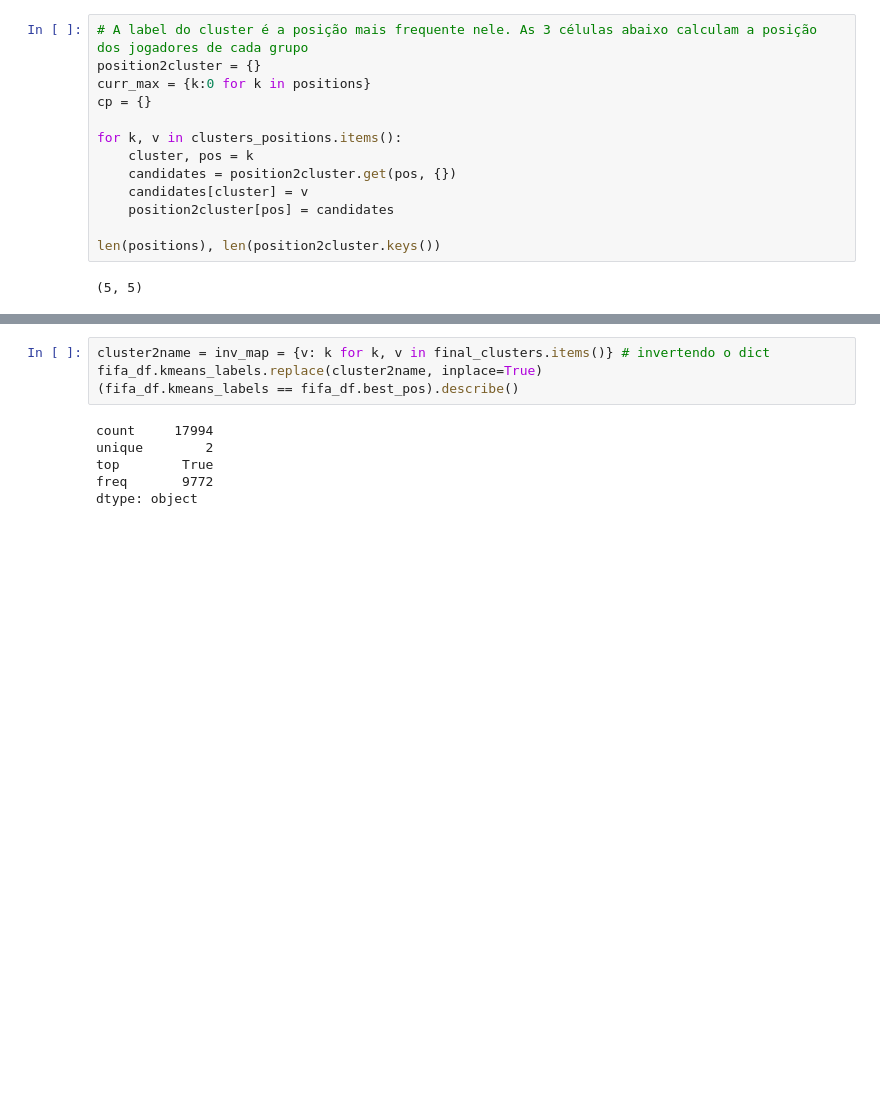
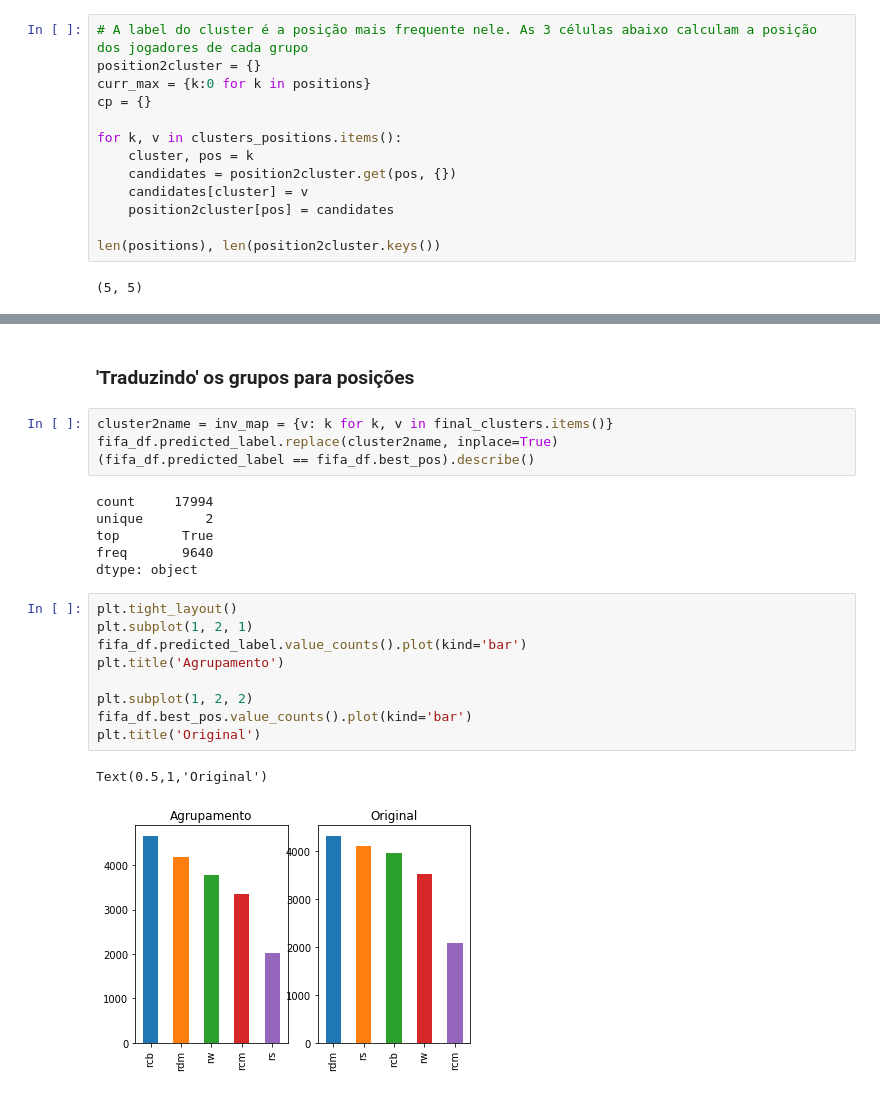
Before and after one commit to alysondantas/world-football-mining, a Jupyter notebook: models/[1 - Grouping] Find recommended player position.ipynb, the cells around one changed output, grey strips where cells are left out. Saved outputs shown, nothing was run; the diff lists cells and outputs as text; blank space fills up the shorter version.

```diff
--- a/models/[1 - Grouping] Find recommended player position.ipynb
+++ b/models/[1 - Grouping] Find recommended player position.ipynb
@@ -113,10 +138,24 @@ final_clusters
+# %% [markdown]
+### 'Traduzindo' os grupos para posições
 # %%
-cluster2name = inv_map = {v: k for k, v in final_clusters.items()} # invertendo o dict
-fifa_df.kmeans_labels.replace(cluster2name, inplace=True)
-(fifa_df.kmeans_labels == fifa_df.best_pos).describe()
+cluster2name = inv_map = {v: k for k, v in final_clusters.items()}
+fifa_df.predicted_label.replace(cluster2name, inplace=True)
+(fifa_df.predicted_label == fifa_df.best_pos).describe()
 # %% [output]
 count     17994
 unique        2
 top        True
-freq       9772
+freq       9640
 dtype: object
+# %%
+plt.tight_layout()
+plt.subplot(1, 2, 1)
+fifa_df.predicted_label.value_counts().plot(kind='bar')
+plt.title('Agrupamento')
+
+plt.subplot(1, 2, 2)
+fifa_df.best_pos.value_counts().plot(kind='bar')
+plt.title('Original')
+# %% [output]
+Text(0.5,1,'Original')
+[figure, added]
```
Also changed, not shown: parts of 19 cells of this notebook, 1 other file.
